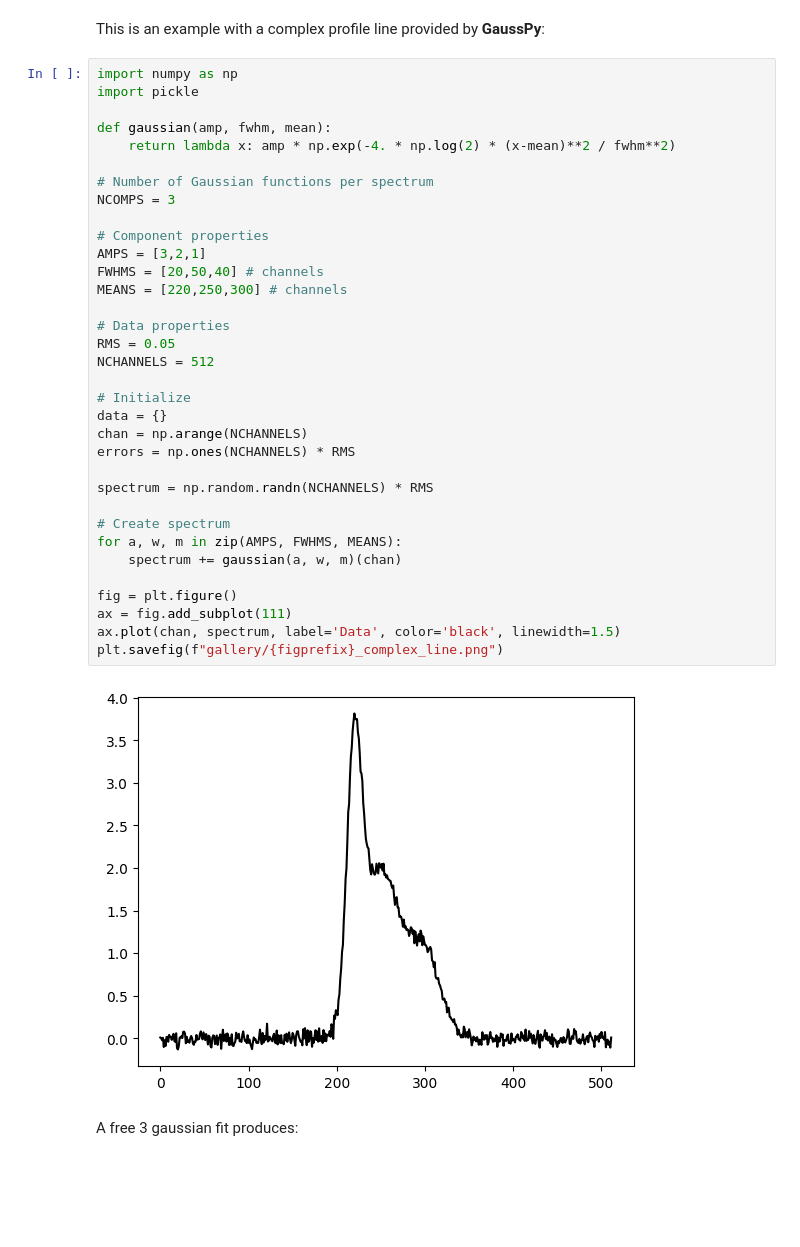
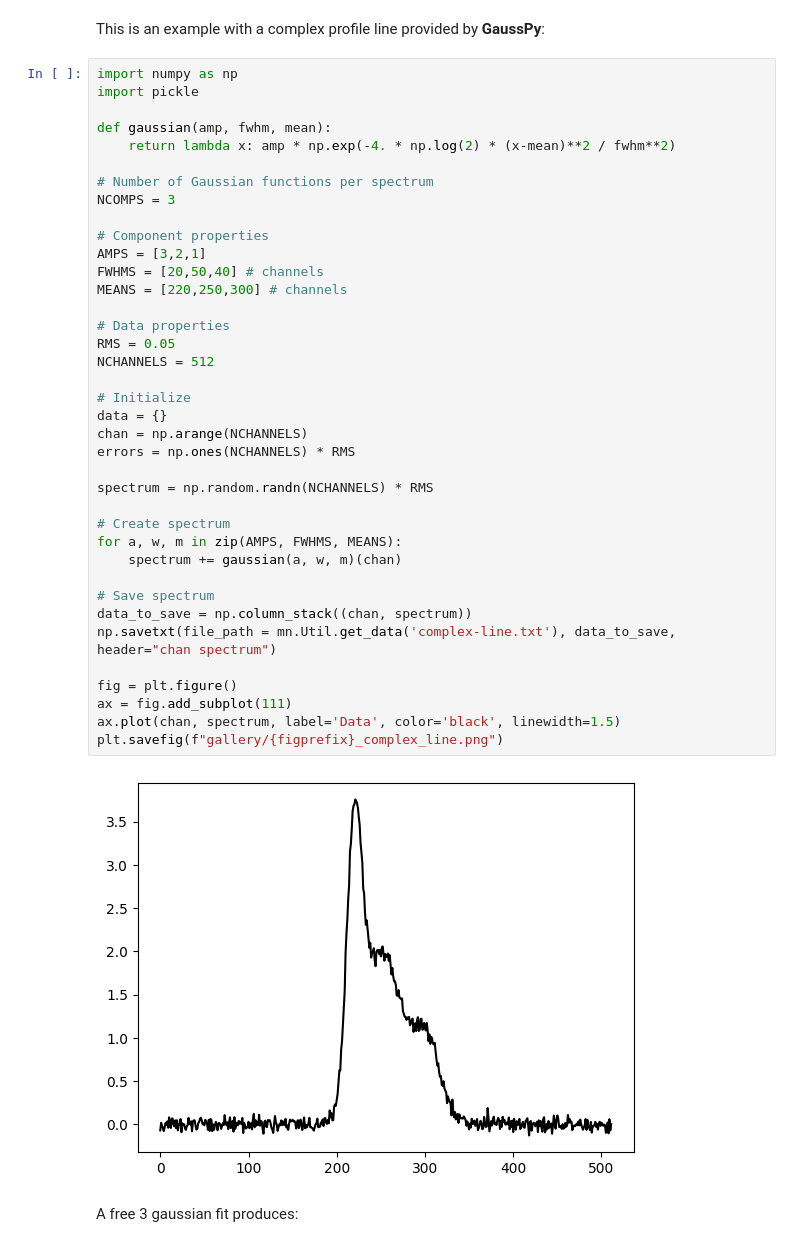
Before and after one commit to seap-udea/multimin, a Jupyter notebook: docs/examples/multimin_functions_tutorial.ipynb, the cells around one changed output. Drawn from its saved outputs; the diff is of its cells as text; blank space fills up the shorter version.

```diff
--- a/docs/examples/multimin_functions_tutorial.ipynb
+++ b/docs/examples/multimin_functions_tutorial.ipynb
@@ -633,34 +633,38 @@ def gaussian(amp, fwhm, mean):
     return lambda x: amp * np.exp(-4. * np.log(2) * (x-mean)**2 / fwhm**2)
 
 # Number of Gaussian functions per spectrum
 NCOMPS = 3
 
 # Component properties
 AMPS = [3,2,1]
 FWHMS = [20,50,40] # channels
 MEANS = [220,250,300] # channels
 
 # Data properties
 RMS = 0.05
 NCHANNELS = 512
 
 # Initialize
 data = {}
 chan = np.arange(NCHANNELS)
 errors = np.ones(NCHANNELS) * RMS
 
 spectrum = np.random.randn(NCHANNELS) * RMS
 
 # Create spectrum
 for a, w, m in zip(AMPS, FWHMS, MEANS):
     spectrum += gaussian(a, w, m)(chan)
 
+# Save spectrum
+data_to_save = np.column_stack((chan, spectrum))
+np.savetxt(file_path = mn.Util.get_data('complex-line.txt'), data_to_save, header="chan spectrum")
+
 fig = plt.figure()
 ax = fig.add_subplot(111)
 ax.plot(chan, spectrum, label='Data', color='black', linewidth=1.5)
 plt.savefig(f"gallery/{figprefix}_complex_line.png")
 # %% [output]
-[figure, old version]
+[figure, new version]
 # %% [markdown]
 A free 3 gaussian fit produces:
 # %%
```
Also changed, not shown: parts of 12 cells of this notebook, 12 other files.
